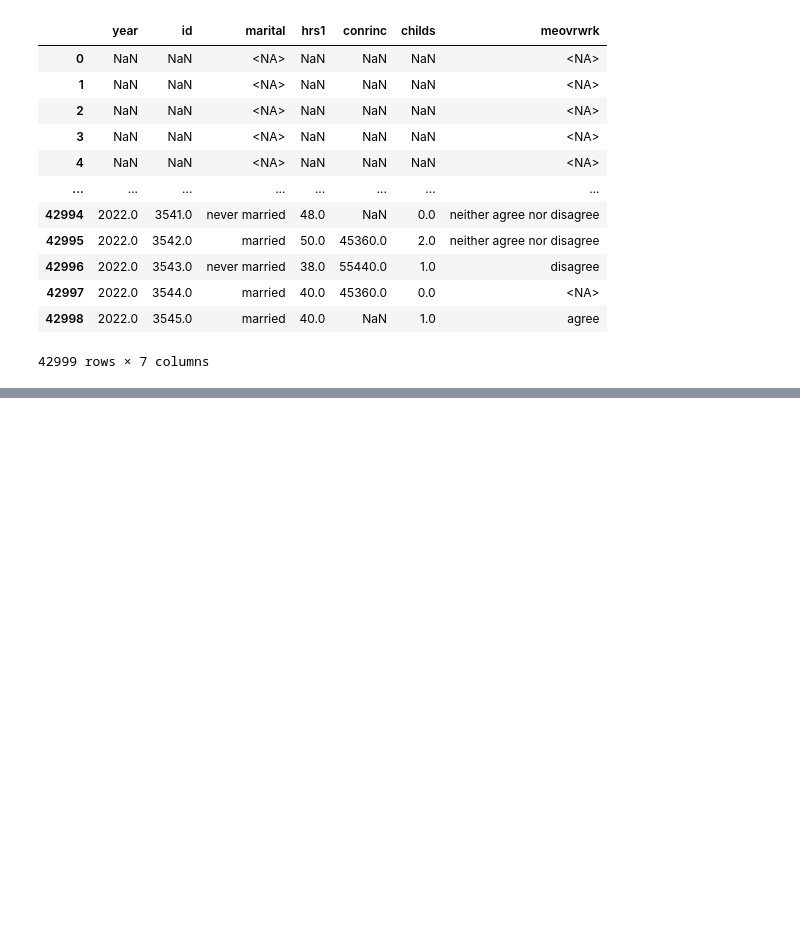
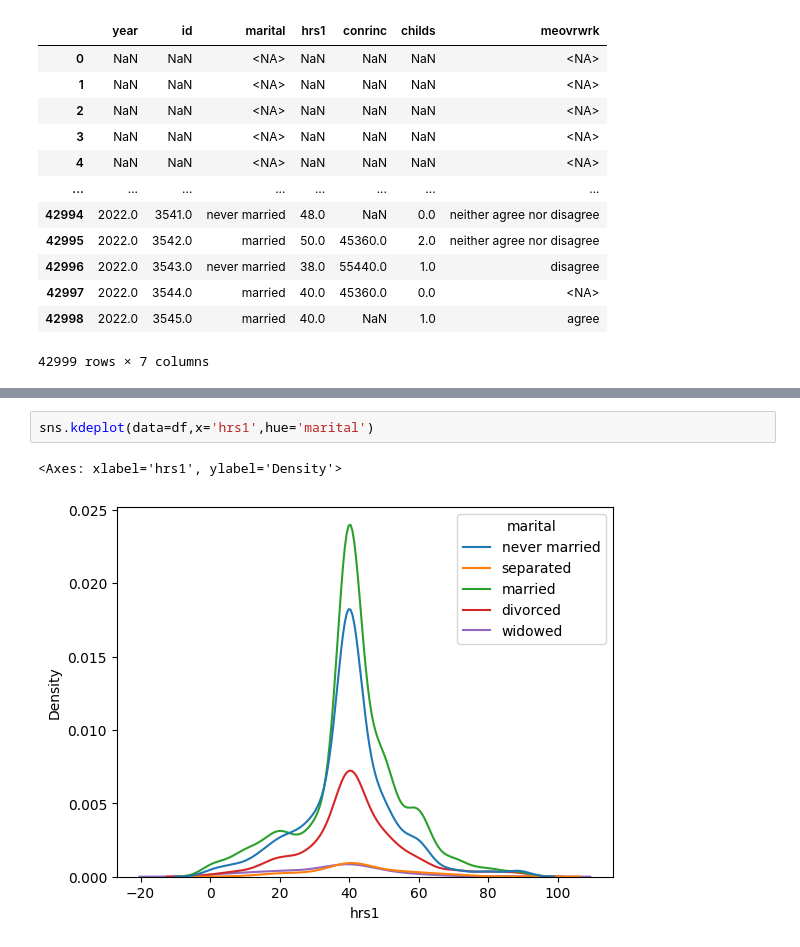
Before and after one commit to imdressel/project_gss, a Jupyter notebook: GSS_Isabella's_Part.ipynb, the cells around one changed output, grey strips where cells are left out. Drawn from its saved outputs; the diff is of its cells as text; blank space fills up the shorter version.

```diff
--- a/GSS_Isabella's_Part.ipynb
+++ b/GSS_Isabella's_Part.ipynb
@@ -137,0 +162,5 @@ df2022
+# %%
+sns.kdeplot(data=df,x='hrs1',hue='marital')
+# %% [output]
+<Axes: xlabel='hrs1', ylabel='Density'>
+[figure, added]
```
Also changed, not shown: parts of 10 cells of this notebook.
